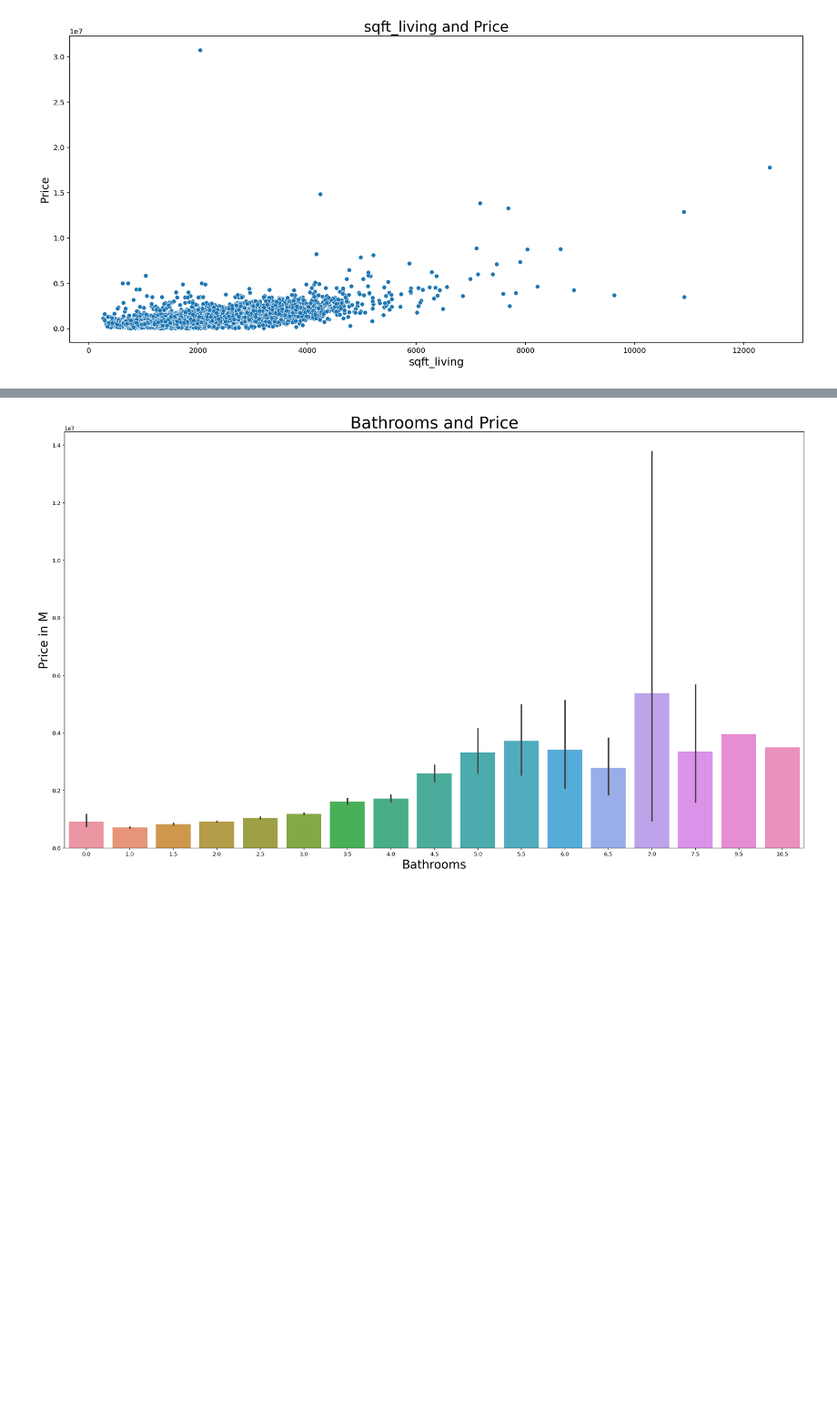
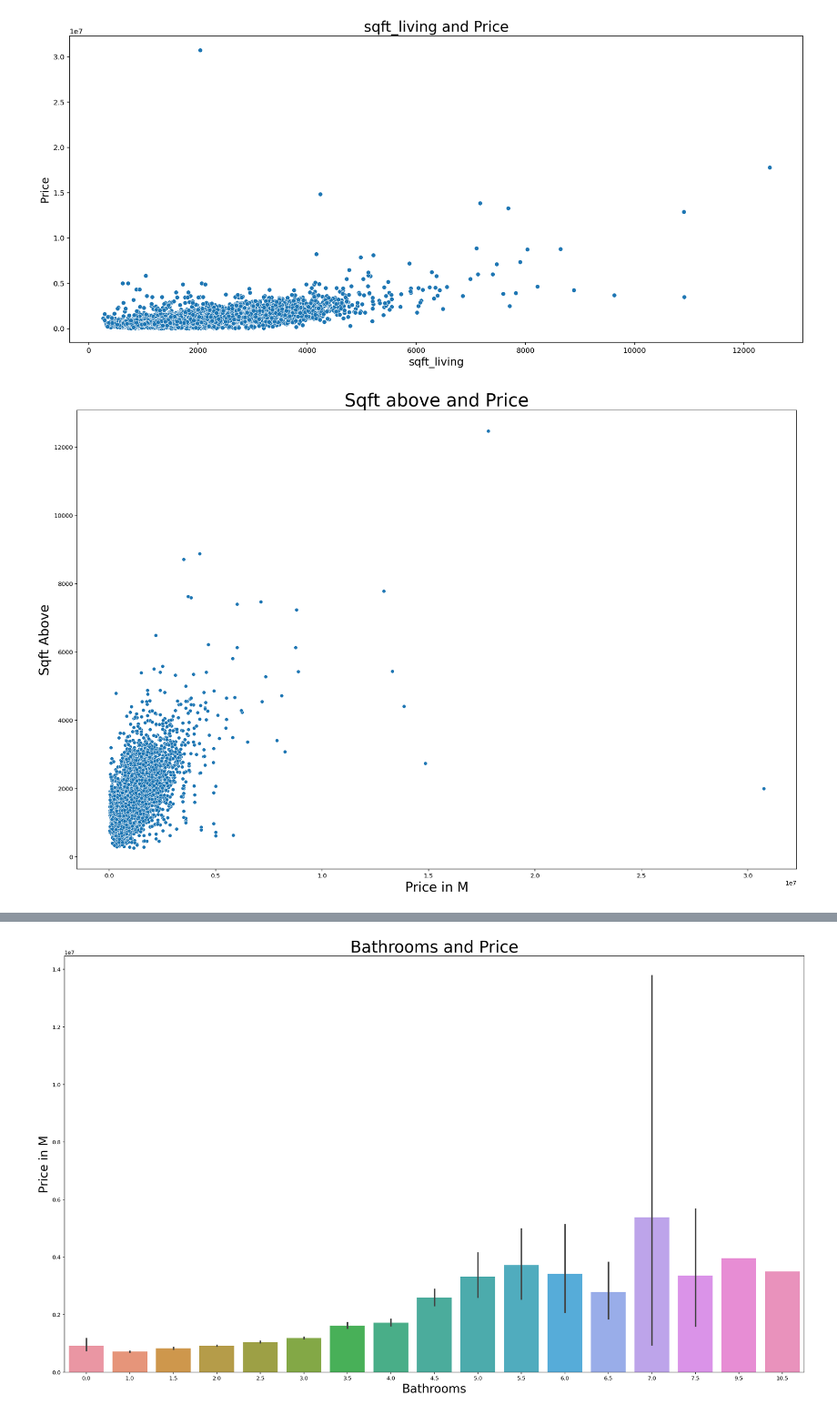
Before and after one commit to Mahmoudh22/Project_2_Housing_Predictor, a Jupyter notebook: Business and Data Understanding/Graphing.ipynb, the cells around one changed output, grey strips where cells are left out. Shown: that part at 91% size. Cells and saved outputs as stored; diff of their text form; code cells hidden in the pictures; blank space fills up the shorter version.

```diff
--- a/Business and Data Understanding/Graphing.ipynb
+++ b/Business and Data Understanding/Graphing.ipynb
@@ -33,6 +33,16 @@ fig.tight_layout();
 # recommod movie that, it should run from 75 to 145 mintues.
 # %% [output]
 [figure]
+# %%
+# here we are creating a bar chart to compare the genres with the profit of each movie (world_profit)
+fig, ax = plt.subplots(figsize = (18,12))
+sns.scatterplot(x = 'price', y = 'sqft_above', data = df,  ax = ax)
+ax.set_title('Sqft above and Price', fontsize=30)
+ax.set_ylabel('Sqft Above', fontsize=22)
+ax.set_xlabel('Price in M', fontsize=22)
+fig.tight_layout();
+# %% [output]
+[figure, added]
 # %%
 # here we are creating a bar chart to compare the genres with the profit of each movie (world_profit)
 fig, ax = plt.subplots(figsize = (20,12))
```
Also changed, not shown: parts of 2 cells of this notebook, 1 other file.
